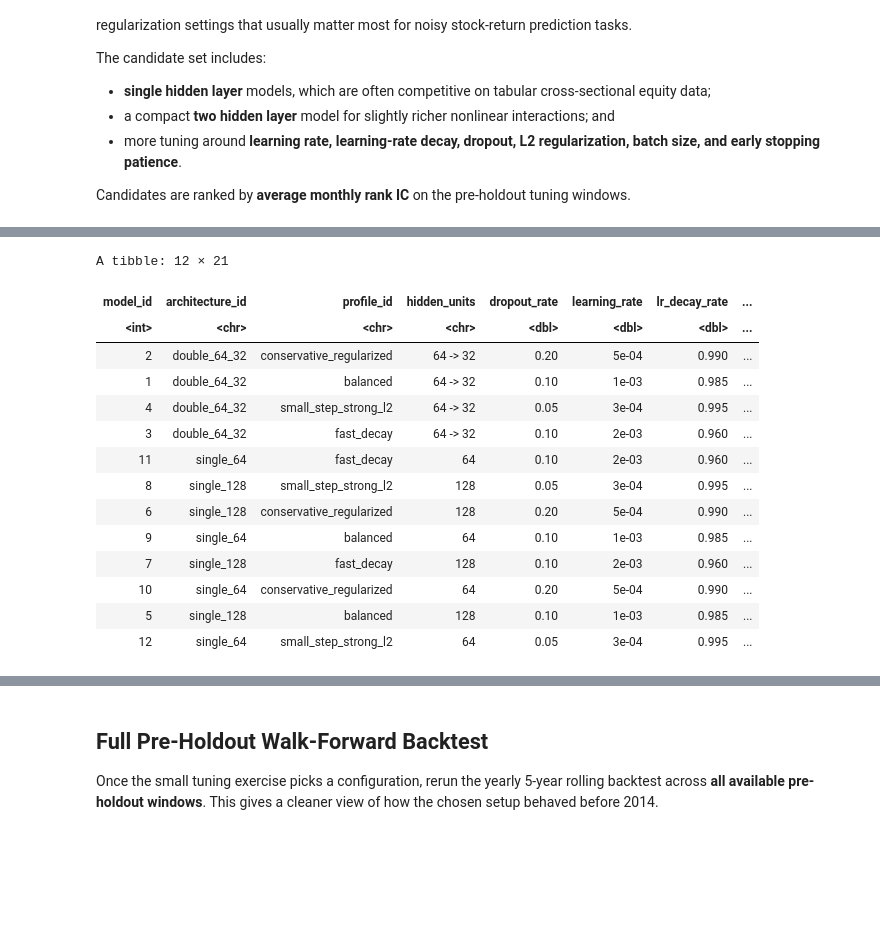
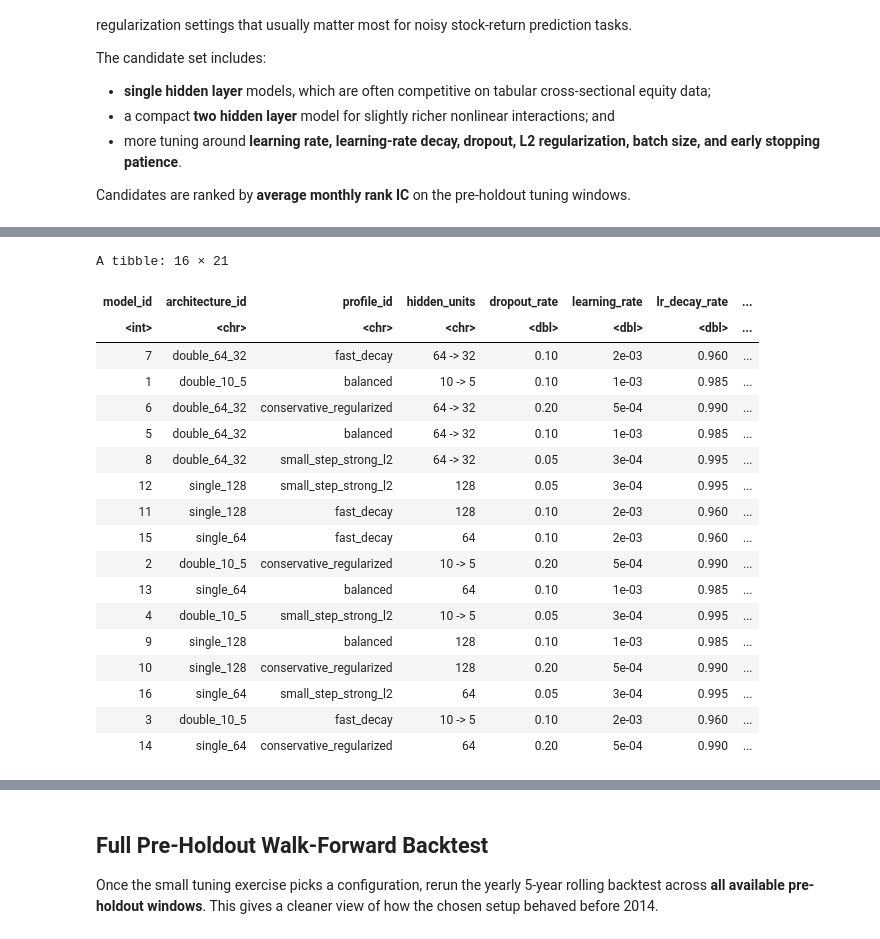
Before and after one commit to hugh-jiang/afm423, a Jupyter notebook: neural_network.ipynb, the cells around one changed output, grey strips where cells are left out. Cells and saved outputs as stored; diff of their text form; code cells hidden in the pictures; blank space fills up the shorter version.

Commit message:
Add model architecture in hyperparameter tuning

```diff
--- a/neural_network.ipynb
+++ b/neural_network.ipynb
@@ -155,6 +155,13 @@ data_ml <- data_ml %>%
   ) %>%
   arrange(date, stock_id)
 
+# Get rank-normalized fwd ret in range [-0.5, 0.5] so hit ratio still works
+data_ml <- data_ml %>%
+  group_by(date) %>%
+  mutate(R1M_Usd_rank = 0.5 - percent_rank(R1M_Usd)) %>%
+  ungroup() %>%
+  arrange(date, stock_id)
+
 training_sample <- data_ml %>% filter(date < HOLDOUT_START)
 holdout_sample <- data_ml %>% filter(date >= HOLDOUT_START)
 
@@ -591,8 +610,8 @@ The candidate set includes:
 Candidates are ranked by **average monthly rank IC** on the pre-holdout tuning windows.
 # %%
 architecture_grid <- tibble(
-  architecture_id = c("single_64" , "single_128", "double_64_32"),
-  hidden_units = list(c(64L) , c(128L), c(64L, 32L))
+  architecture_id = c("single_64" , "single_128", "double_64_32", "double_10_5"),
+  hidden_units = list(c(64L) , c(128L), c(64L, 32L), c(10L, 5L))
 )
 
 regularization_grid <- tibble(
@@ -606,8 +625,8 @@ regularization_grid <- tibble(
   learning_rate = c(1e-3, 5e-4, 2e-3, 3e-4),
   lr_decay_rate = c(0.985, 0.990, 0.960, 0.995),
   lr_decay_steps = c(250L, 300L, 175L, 350L),
-  batch_size = c(2048L, 2048L, 1024L, 2048L),
-  epochs = c(25L, 30L, 20L, 35L),
+  batch_size = c(1024L, 1024L, 512L, 1024L),
+  epochs = c(50L, 50L, 50L, 50L),
   l2_penalty = c(1e-4, 5e-4, 1e-4, 1e-3),
   patience = c(4L, 5L, 4L, 5L)
 )
@@ -762,18 +781,22 @@ tuning_results
-A tibble: 12 × 21
+A tibble: 16 × 21
 | model_id | architecture_id | profile_id | hidden_units | dropout_rate | learning_rate | lr_decay_rate | ... |
 | <int> | <chr> | <chr> | <chr> | <dbl> | <dbl> | <dbl> | ... |
-| 2 | double_64_32 | conservative_regularized | 64 -> 32 | 0.20 | 5e-04 | 0.990 | ... |
-| 1 | double_64_32 | balanced | 64 -> 32 | 0.10 | 1e-03 | 0.985 | ... |
-| 4 | double_64_32 | small_step_strong_l2 | 64 -> 32 | 0.05 | 3e-04 | 0.995 | ... |
-| 3 | double_64_32 | fast_decay | 64 -> 32 | 0.10 | 2e-03 | 0.960 | ... |
-| 11 | single_64 | fast_decay | 64 | 0.10 | 2e-03 | 0.960 | ... |
-| 8 | single_128 | small_step_strong_l2 | 128 | 0.05 | 3e-04 | 0.995 | ... |
-| 6 | single_128 | conservative_regularized | 128 | 0.20 | 5e-04 | 0.990 | ... |
-| 9 | single_64 | balanced | 64 | 0.10 | 1e-03 | 0.985 | ... |
-| 7 | single_128 | fast_decay | 128 | 0.10 | 2e-03 | 0.960 | ... |
-| 10 | single_64 | conservative_regularized | 64 | 0.20 | 5e-04 | 0.990 | ... |
-| 5 | single_128 | balanced | 128 | 0.10 | 1e-03 | 0.985 | ... |
-| 12 | single_64 | small_step_strong_l2 | 64 | 0.05 | 3e-04 | 0.995 | ... |
+| 7 | double_64_32 | fast_decay | 64 -> 32 | 0.10 | 2e-03 | 0.960 | ... |
+| 1 | double_10_5 | balanced | 10 -> 5 | 0.10 | 1e-03 | 0.985 | ... |
+| 6 | double_64_32 | conservative_regularized | 64 -> 32 | 0.20 | 5e-04 | 0.990 | ... |
+| 5 | double_64_32 | balanced | 64 -> 32 | 0.10 | 1e-03 | 0.985 | ... |
+| 8 | double_64_32 | small_step_strong_l2 | 64 -> 32 | 0.05 | 3e-04 | 0.995 | ... |
+| 12 | single_128 | small_step_strong_l2 | 128 | 0.05 | 3e-04 | 0.995 | ... |
+| 11 | single_128 | fast_decay | 128 | 0.10 | 2e-03 | 0.960 | ... |
+| 15 | single_64 | fast_decay | 64 | 0.10 | 2e-03 | 0.960 | ... |
+| 2 | double_10_5 | conservative_regularized | 10 -> 5 | 0.20 | 5e-04 | 0.990 | ... |
+| 13 | single_64 | balanced | 64 | 0.10 | 1e-03 | 0.985 | ... |
+| 4 | double_10_5 | small_step_strong_l2 | 10 -> 5 | 0.05 | 3e-04 | 0.995 | ... |
+| 9 | single_128 | balanced | 128 | 0.10 | 1e-03 | 0.985 | ... |
+| 10 | single_128 | conservative_regularized | 128 | 0.20 | 5e-04 | 0.990 | ... |
+| 16 | single_64 | small_step_strong_l2 | 64 | 0.05 | 3e-04 | 0.995 | ... |
+| 3 | double_10_5 | fast_decay | 10 -> 5 | 0.10 | 2e-03 | 0.960 | ... |
+| 14 | single_64 | conservative_regularized | 64 | 0.20 | 5e-04 | 0.990 | ... |
 # %%
 tuning_results
 # %% [output]
```
Also changed, not shown: parts of 19 cells of this notebook.
